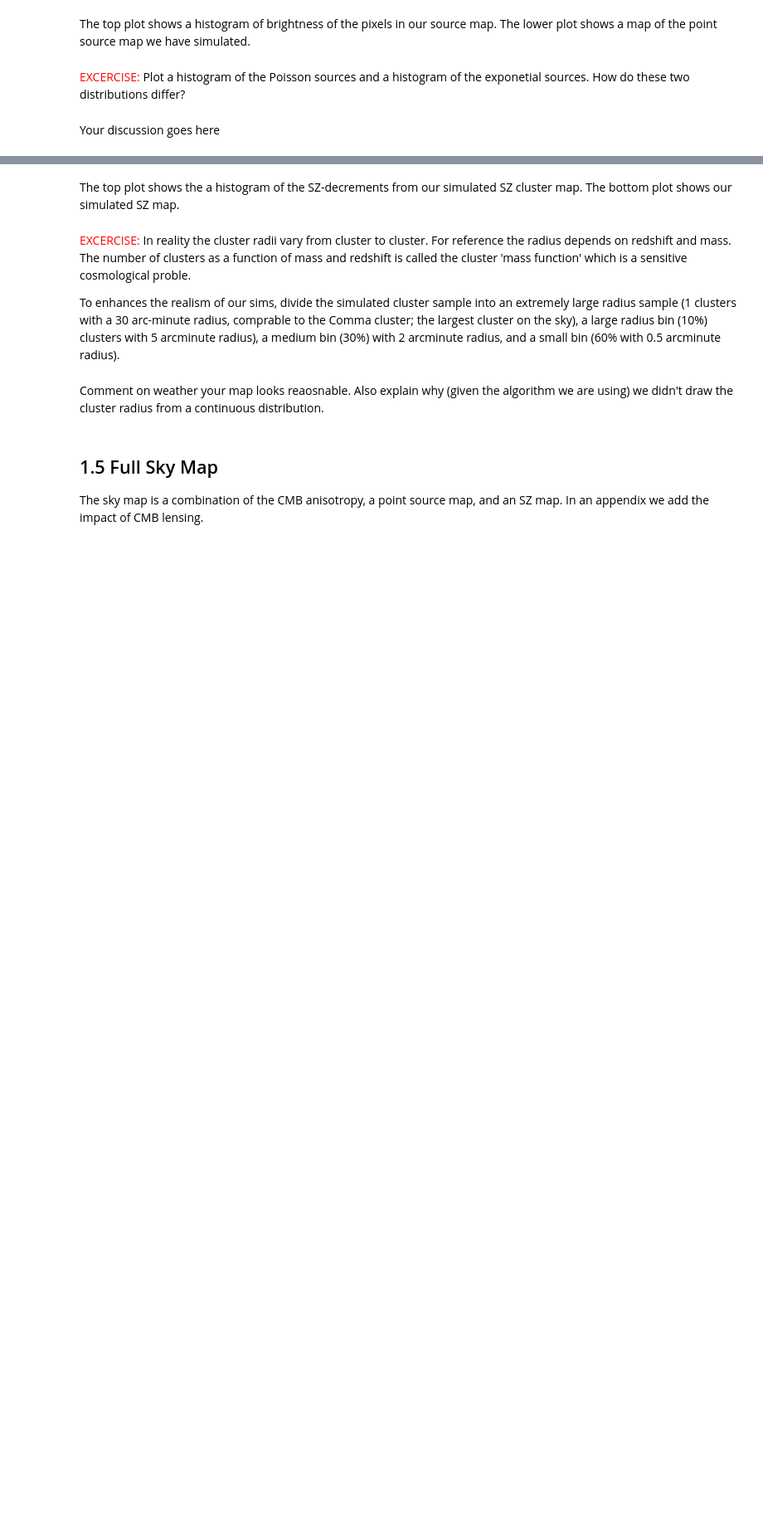
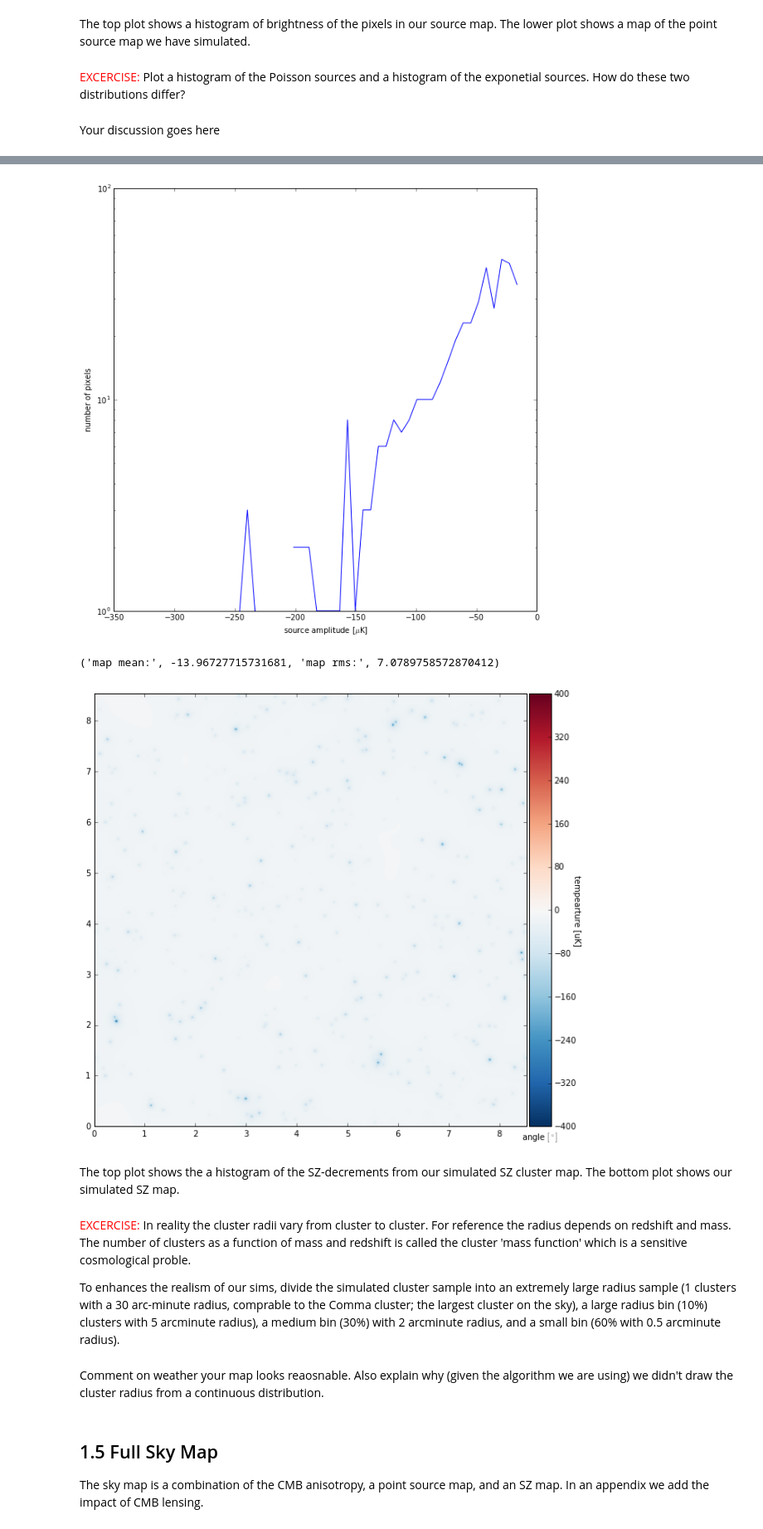
Before and after one commit to jeffmcm1977/CMBAnalysis_SummerSchool, a Jupyter notebook: CMB_Analysis_Summer_School_PartTwo.ipynb, the cells around one changed output, grey strips where cells are left out. Shown at 83% size. Cells and saved outputs as stored; diff of their text form; code cells hidden in the pictures; blank space fills up the shorter version.

```diff
--- a/CMB_Analysis_Summer_School_PartTwo.ipynb
+++ b/CMB_Analysis_Summer_School_PartTwo.ipynb
@@ -96,7 +100,7 @@ SZ_beta = 0.86
 SZ_Theta_core = 1.0
 
 def SZ_source_component(N,pix_size,Number_of_SZ_Clusters,Mean_Amplitude_of_SZ_Clusters,SZ_beta,SZ_Theta_core,do_plots):
-    "makes a realization of a nieve SZ map"
+    "makes a realization of a naive SZ map"
     SZMap = np.zeros([N,N])
     SZcat = np.zeros([3,Number_of_SZ_Clusters]) ## catalogue of SZ sources, X, Y, amplitude
     # make a distribution of point sources with varying amplitude
@@ -112,43 +116,48 @@ def SZ_source_component(N,pix_size,Number_of_SZ_Clusters,Mean_Amplitude_of_SZ_Cl
         i = i + 1
     if (do_plots):
         hist,bin_edges = np.histogram(SZMap,bins = 50,range=[SZMap.min(),-10])
+        plt.figure(figsize=(10,10))
         plt.semilogy(bin_edges[0:-1],hist)
         plt.xlabel('source amplitude [$\mu$K]')
-        plt.ylabel('number or pixels')
+        plt.ylabel('number of pixels')
         plt.show()
 
     # make a beta function
     beta = beta_function(N,pix_size,SZ_beta,SZ_Theta_core)
 
-    # convovle the beta funciton with the point source amplitude to get the SZ map
+    # convovle the beta function with the point source amplitude to get the SZ map
     FT_beta = np.fft.fft2(np.fft.fftshift(beta))
     FT_SZMap = np.fft.fft2(np.fft.fftshift(SZMap))
     SZMap = np.fft.fftshift(np.real(np.fft.ifft2(FT_beta*FT_SZMap)))
 
     # return the SZ map
     return(SZMap,SZcat)
   ###############################
 
 def beta_function(N,pix_size,SZ_beta,SZ_Theta_core):
   # make a beta function
     ones = np.ones(N)
     inds  = (np.arange(N)+.5 - N/2.) * pix_size
     X = np.outer(ones,inds)
     Y = np.transpose(X)
     R = np.sqrt(X**2. + Y**2.)
 
     beta = (1 + (R/SZ_Theta_core)**2.)**((1-3.*SZ_beta)/2.)
 
     # return the beta function map
     return(beta)
   ###############################
 
 ## make a point source map
 
 SZMap,SZCat = SZ_source_component(N,pix_size,Number_of_SZ_Clusters,Mean_Amplitude_of_SZ_Clusters,SZ_beta,SZ_Theta_core,True)
 
 
 p=Plot_CMB_Map(SZMap,c_min,c_max,X_width,Y_width)
+# %% [output]
+[figure, added]
+('map mean:', -13.96727715731681, 'map rms:', 7.0789758572870412)
+[figure, added]
 # %% [markdown]
 The top plot shows the a histogram of the SZ-decrements from our simulated SZ cluster map.  The bottom plot shows our simulated SZ map.
 # %% [markdown]
```
Also changed, not shown: parts of 3 cells of this notebook, 2 other files.
